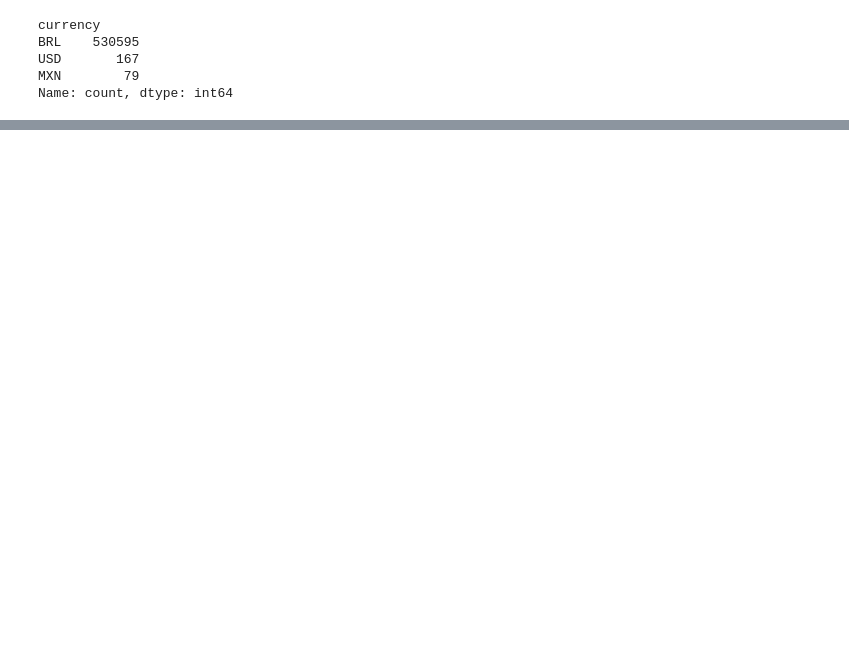
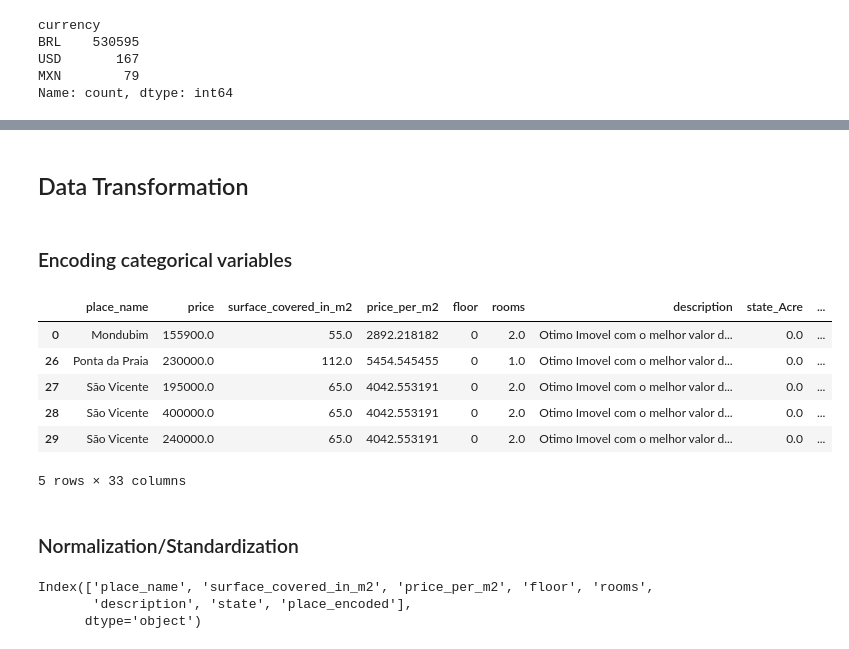
Before and after one commit to Eduarda-Donato/real_state, a Jupyter notebook: notebooks/Peprocessing.ipynb, the cells around one changed output, grey strips where cells are left out. Cells and saved outputs as stored; diff of their text form; code cells hidden in the pictures; blank space fills up the shorter version.

```diff
--- a/notebooks/Peprocessing.ipynb
+++ b/notebooks/Peprocessing.ipynb
@@ -109,0 +243,2 @@ plt.show()
+# %%
+df = df.dropna()
@@ -109,0 +263,2 @@ plt.show()
+# %%
+df = df.drop_duplicates()
@@ -109,0 +273,12 @@ plt.show()
+# %%
+numeric_cols = ['price', 'surface_covered_in_m2', 'price_per_m2','floor', 'rooms']
+
+for col in numeric_cols:
+    Q1 = df[col].quantile(0.25)
+    Q3 = df[col].quantile(0.75)
+    IQR = Q3 - Q1
+
+    lower_bound = Q1 - 1.5 * IQR
+    upper_bound = Q3 + 1.5 * IQR
+
+    df = df[(df[col] >= lower_bound) & (df[col] <= upper_bound)]
@@ -109,0 +303,24 @@ plt.show()
+# %% [markdown]
+## Data Transformation
+# %% [markdown]
+### Encoding categorical variables
+# %%
+one_hot = OneHotEncoder(sparse_output=False, drop=None)
+
+state_encoded = one_hot.fit_transform(df[['state']])
+
+column_names = one_hot.get_feature_names_out(['state'])
+
+encoded_df = pd.DataFrame(state_encoded, columns=column_names, index=df.index)
+
+df = pd.concat([df.drop('state', axis=1), encoded_df], axis=1)
+# %%
+df.head()
+# %% [output]
+|  | place_name | price | surface_covered_in_m2 | price_per_m2 | floor | rooms | description | state_Acre | ... |
+| 0 | Mondubim | 155900.0 | 55.0 | 2892.218182 | 0 | 2.0 | Otimo Imovel com o melhor valor d... | 0.0 | ... |
+| 26 | Ponta da Praia | 230000.0 | 112.0 | 5454.545455 | 0 | 1.0 | Otimo Imovel com o melhor valor d... | 0.0 | ... |
+| 27 | São Vicente | 195000.0 | 65.0 | 4042.553191 | 0 | 2.0 | Otimo Imovel com o melhor valor d... | 0.0 | ... |
+| 28 | São Vicente | 400000.0 | 65.0 | 4042.553191 | 0 | 2.0 | Otimo Imovel com o melhor valor d... | 0.0 | ... |
+| 29 | São Vicente | 240000.0 | 65.0 | 4042.553191 | 0 | 2.0 | Otimo Imovel com o melhor valor d... | 0.0 | ... |
+5 rows × 33 columns
@@ -109,0 +340,8 @@ plt.show()
+# %% [markdown]
+### Normalization/Standardization
+# %%
+X_train.columns
+# %% [output]
+Index(['place_name', 'surface_covered_in_m2', 'price_per_m2', 'floor', 'rooms',
+       'description', 'state', 'place_encoded'],
+      dtype='object')
```
Also changed, not shown: parts of 40 cells of this notebook, 1 other file.
